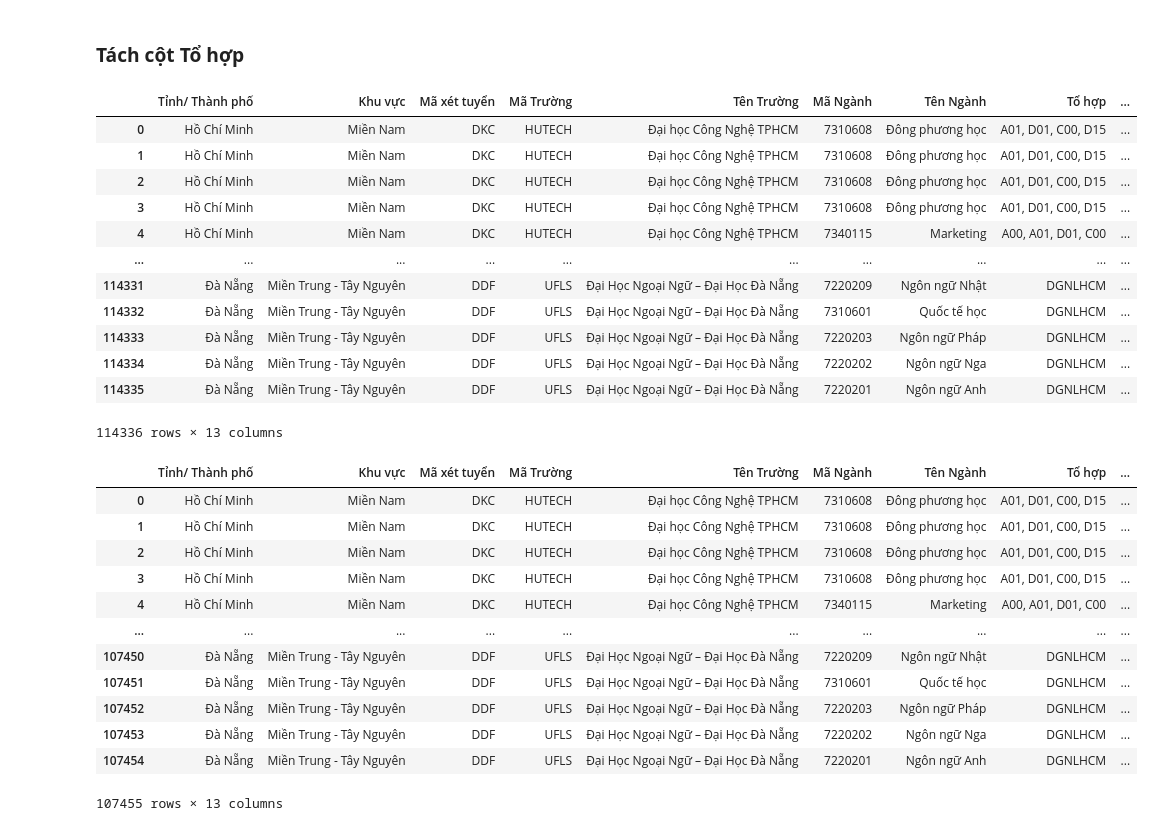
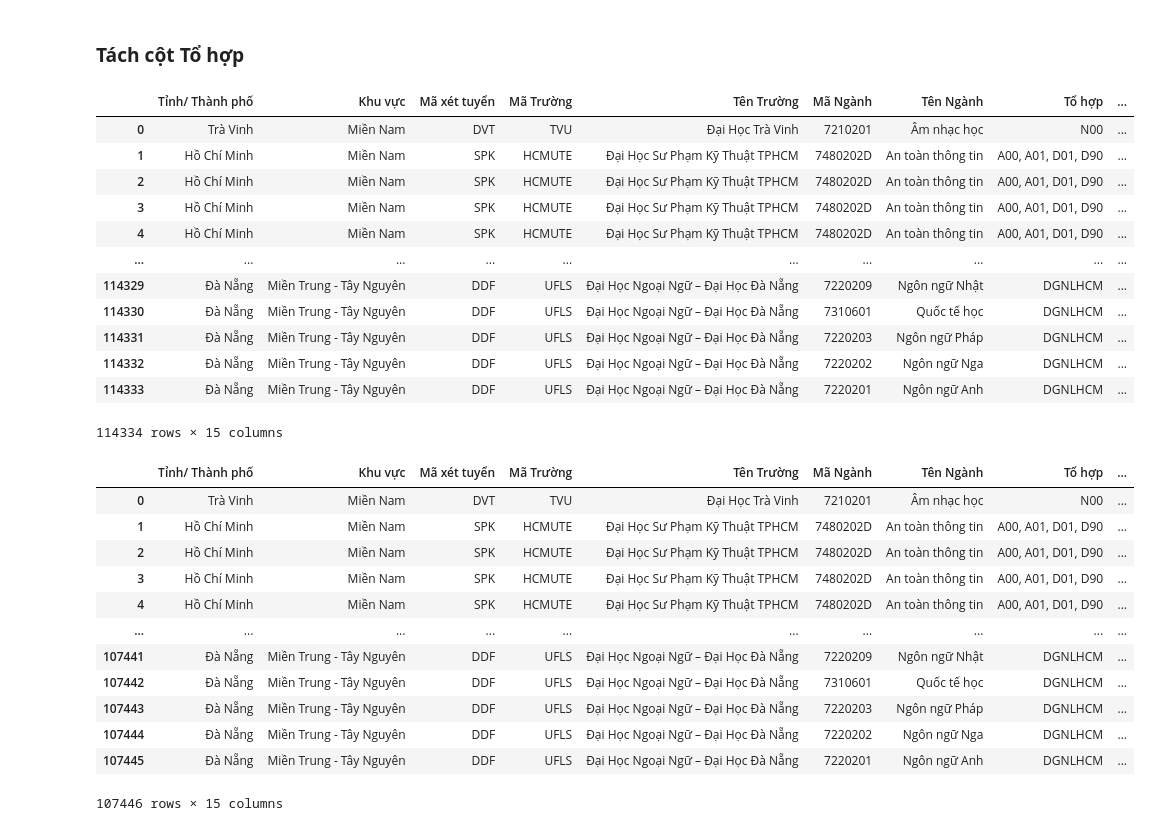
Before and after one commit to daniele15/DV-Final-Crawler, a Jupyter notebook: Crawler-hocmai/preprocessing2.ipynb, the cells around one changed output. Drawn from its saved outputs; the diff is of its cells as text; code cells hidden in the pictures.

```diff
--- a/Crawler-hocmai/preprocessing2.ipynb
+++ b/Crawler-hocmai/preprocessing2.ipynb
@@ -424,0 +427,20 @@ full_df[full_df['Tỉnh/ Thành phố'].isna()].to_csv('test.csv',  encoding='ut
+# %%
+nhom_nganh_df = pd.read_csv('./data/university/nhom_nganh.csv')
+
+# Tạo từ điển tra cứu từ nhom_nganh_df và đảm bảo các khóa đều là chuỗi
+nhom_nganh_dict = {str(k): v for k, v in zip(nhom_nganh_df['Mã nhóm ngành'], nhom_nganh_df['Nhóm ngành'])}
+
+# Hàm để lấy Mã nhóm ngành và Nhóm ngành dựa trên Mã Ngành
+def get_nhom_nganh(ma_nganh):
+    if pd.isna(ma_nganh):
+        return pd.Series([None, None])
+    ma_nhom_nganh = ma_nganh[:3]  # Trích xuất 3 ký tự đầu
+    if ma_nhom_nganh in nhom_nganh_dict:
+        nhom_nganh = nhom_nganh_dict[ma_nhom_nganh]
+        return pd.Series([ma_nhom_nganh, nhom_nganh])
+    else:
+        return pd.Series([None, None])
+
+# Áp dụng hàm để thêm cột Mã nhóm ngành và Nhóm ngành vào full_df
+full_df[['Mã nhóm ngành', 'Nhóm ngành']] = full_df['Mã Ngành'].apply(get_nhom_nganh)
+full_df
@@ -433,47 +479,50 @@ df_expanded.reset_index(drop=True, inplace=True)
 df_expanded
 # %% [output]
 |  | Tỉnh/ Thành phố | Khu vực | Mã xét tuyển | Mã Trường | Tên Trường | Mã Ngành | Tên Ngành | Tổ hợp | ... |
-| 0 | Hồ Chí Minh | Miền Nam | DKC | HUTECH | Đại học Công Nghệ TPHCM | 7310608 | Đông phương học | A01, D01, C00, D15 | ... |
-| 1 | Hồ Chí Minh | Miền Nam | DKC | HUTECH | Đại học Công Nghệ TPHCM | 7310608 | Đông phương học | A01, D01, C00, D15 | ... |
-| 2 | Hồ Chí Minh | Miền Nam | DKC | HUTECH | Đại học Công Nghệ TPHCM | 7310608 | Đông phương học | A01, D01, C00, D15 | ... |
-| 3 | Hồ Chí Minh | Miền Nam | DKC | HUTECH | Đại học Công Nghệ TPHCM | 7310608 | Đông phương học | A01, D01, C00, D15 | ... |
-| 4 | Hồ Chí Minh | Miền Nam | DKC | HUTECH | Đại học Công Nghệ TPHCM | 7340115 | Marketing | A00, A01, D01, C00 | ... |
+| 0 | Trà Vinh | Miền Nam | DVT | TVU | Đại Học Trà Vinh | 7210201 | Âm nhạc học | N00 | ... |
+| 1 | Hồ Chí Minh | Miền Nam | SPK | HCMUTE | Đại Học Sư Phạm Kỹ Thuật TPHCM | 7480202D | An toàn thông tin | A00, A01, D01, D90 | ... |
+| 2 | Hồ Chí Minh | Miền Nam | SPK | HCMUTE | Đại Học Sư Phạm Kỹ Thuật TPHCM | 7480202D | An toàn thông tin | A00, A01, D01, D90 | ... |
+| 3 | Hồ Chí Minh | Miền Nam | SPK | HCMUTE | Đại Học Sư Phạm Kỹ Thuật TPHCM | 7480202D | An toàn thông tin | A00, A01, D01, D90 | ... |
+| 4 | Hồ Chí Minh | Miền Nam | SPK | HCMUTE | Đại Học Sư Phạm Kỹ Thuật TPHCM | 7480202D | An toàn thông tin | A00, A01, D01, D90 | ... |
 | ... | ... | ... | ... | ... | ... | ... | ... | ... | ... |
-| 114331 | Đà Nẵng | Miền Trung - Tây Nguyên | DDF | UFLS | Đại Học Ngoại Ngữ – Đại Học Đà Nẵng | 7220209 | Ngôn ngữ Nhật | DGNLHCM | ... |
-| 114332 | Đà Nẵng | Miền Trung - Tây Nguyên | DDF | UFLS | Đại Học Ngoại Ngữ – Đại Học Đà Nẵng | 7310601 | Quốc tế học | DGNLHCM | ... |
-| 114333 | Đà Nẵng | Miền Trung - Tây Nguyên | DDF | UFLS | Đại Học Ngoại Ngữ – Đại Học Đà Nẵng | 7220203 | Ngôn ngữ Pháp | DGNLHCM | ... |
-| 114334 | Đà Nẵng | Miền Trung - Tây Nguyên | DDF | UFLS | Đại Học Ngoại Ngữ – Đại Học Đà Nẵng | 7220202 | Ngôn ngữ Nga | DGNLHCM | ... |
-| 114335 | Đà Nẵng | Miền Trung - Tây Nguyên | DDF | UFLS | Đại Học Ngoại Ngữ – Đại Học Đà Nẵng | 7220201 | Ngôn ngữ Anh | DGNLHCM | ... |
+| 114329 | Đà Nẵng | Miền Trung - Tây Nguyên | DDF | UFLS | Đại Học Ngoại Ngữ – Đại Học Đà Nẵng | 7220209 | Ngôn ngữ Nhật | DGNLHCM | ... |
+| 114330 | Đà Nẵng | Miền Trung - Tây Nguyên | DDF | UFLS | Đại Học Ngoại Ngữ – Đại Học Đà Nẵng | 7310601 | Quốc tế học | DGNLHCM | ... |
+| 114331 | Đà Nẵng | Miền Trung - Tây Nguyên | DDF | UFLS | Đại Học Ngoại Ngữ – Đại Học Đà Nẵng | 7220203 | Ngôn ngữ Pháp | DGNLHCM | ... |
+| 114332 | Đà Nẵng | Miền Trung - Tây Nguyên | DDF | UFLS | Đại Học Ngoại Ngữ – Đại Học Đà Nẵng | 7220202 | Ngôn ngữ Nga | DGNLHCM | ... |
+| 114333 | Đà Nẵng | Miền Trung - Tây Nguyên | DDF | UFLS | Đại Học Ngoại Ngữ – Đại Học Đà Nẵng | 7220201 | Ngôn ngữ Anh | DGNLHCM | ... |
-114336 rows × 13 columns
+114334 rows × 15 columns
 # %%
 condition2 = (df_expanded['Ghi chú'].str.contains('ao đẳng', na=False))
+df_expanded.drop(df_expanded[condition2].index, inplace=True)
+
+condition2 = (df_expanded['Ghi chú'].str.contains('CAO ĐẲNG', na=False))
 df_expanded.drop(df_expanded[condition2].index, inplace=True)
 
 # Lọc và xóa các dòng có subject_group là 'XDHB' và 'ọc bạ' tồn tại trong Ghi chú
 condition = (df_expanded['subject_group'] == 'XDHB') & (df_expanded['Ghi chú'].str.contains('Học bạ', na=False))|(df_expanded['subject_group'] == 'XDHB') & (df_expanded['Ghi chú'].str.contains('HỌC BẠ', na=False))
 df_expanded.drop(df_expanded[condition].index, inplace=True)
 
 
 condition3 = (df_expanded['subject_group'] == 'XDHB') & (df_expanded['Tổ hợp'].str.contains(', XDHB', na=False))
 df_expanded.drop(df_expanded[condition3].index, inplace=True)
 
 # Đặt lại chỉ mục của full_df và lưu thay đổi này vào DataFrame gốc
 df_expanded.reset_index(drop=True, inplace=True)
 df_expanded
 # %% [output]
 |  | Tỉnh/ Thành phố | Khu vực | Mã xét tuyển | Mã Trường | Tên Trường | Mã Ngành | Tên Ngành | Tổ hợp | ... |
-| 0 | Hồ Chí Minh | Miền Nam | DKC | HUTECH | Đại học Công Nghệ TPHCM | 7310608 | Đông phương học | A01, D01, C00, D15 | ... |
-| 1 | Hồ Chí Minh | Miền Nam | DKC | HUTECH | Đại học Công Nghệ TPHCM | 7310608 | Đông phương học | A01, D01, C00, D15 | ... |
-| 2 | Hồ Chí Minh | Miền Nam | DKC | HUTECH | Đại học Công Nghệ TPHCM | 7310608 | Đông phương học | A01, D01, C00, D15 | ... |
-| 3 | Hồ Chí Minh | Miền Nam | DKC | HUTECH | Đại học Công Nghệ TPHCM | 7310608 | Đông phương học | A01, D01, C00, D15 | ... |
-| 4 | Hồ Chí Minh | Miền Nam | DKC | HUTECH | Đại học Công Nghệ TPHCM | 7340115 | Marketing | A00, A01, D01, C00 | ... |
+| 0 | Trà Vinh | Miền Nam | DVT | TVU | Đại Học Trà Vinh | 7210201 | Âm nhạc học | N00 | ... |
+| 1 | Hồ Chí Minh | Miền Nam | SPK | HCMUTE | Đại Học Sư Phạm Kỹ Thuật TPHCM | 7480202D | An toàn thông tin | A00, A01, D01, D90 | ... |
+| 2 | Hồ Chí Minh | Miền Nam | SPK | HCMUTE | Đại Học Sư Phạm Kỹ Thuật TPHCM | 7480202D | An toàn thông tin | A00, A01, D01, D90 | ... |
+| 3 | Hồ Chí Minh | Miền Nam | SPK | HCMUTE | Đại Học Sư Phạm Kỹ Thuật TPHCM | 7480202D | An toàn thông tin | A00, A01, D01, D90 | ... |
+| 4 | Hồ Chí Minh | Miền Nam | SPK | HCMUTE | Đại Học Sư Phạm Kỹ Thuật TPHCM | 7480202D | An toàn thông tin | A00, A01, D01, D90 | ... |
 | ... | ... | ... | ... | ... | ... | ... | ... | ... | ... |
-| 107450 | Đà Nẵng | Miền Trung - Tây Nguyên | DDF | UFLS | Đại Học Ngoại Ngữ – Đại Học Đà Nẵng | 7220209 | Ngôn ngữ Nhật | DGNLHCM | ... |
-| 107451 | Đà Nẵng | Miền Trung - Tây Nguyên | DDF | UFLS | Đại Học Ngoại Ngữ – Đại Học Đà Nẵng | 7310601 | Quốc tế học | DGNLHCM | ... |
-| 107452 | Đà Nẵng | Miền Trung - Tây Nguyên | DDF | UFLS | Đại Học Ngoại Ngữ – Đại Học Đà Nẵng | 7220203 | Ngôn ngữ Pháp | DGNLHCM | ... |
-| 107453 | Đà Nẵng | Miền Trung - Tây Nguyên | DDF | UFLS | Đại Học Ngoại Ngữ – Đại Học Đà Nẵng | 7220202 | Ngôn ngữ Nga | DGNLHCM | ... |
-| 107454 | Đà Nẵng | Miền Trung - Tây Nguyên | DDF | UFLS | Đại Học Ngoại Ngữ – Đại Học Đà Nẵng | 7220201 | Ngôn ngữ Anh | DGNLHCM | ... |
+| 107441 | Đà Nẵng | Miền Trung - Tây Nguyên | DDF | UFLS | Đại Học Ngoại Ngữ – Đại Học Đà Nẵng | 7220209 | Ngôn ngữ Nhật | DGNLHCM | ... |
+| 107442 | Đà Nẵng | Miền Trung - Tây Nguyên | DDF | UFLS | Đại Học Ngoại Ngữ – Đại Học Đà Nẵng | 7310601 | Quốc tế học | DGNLHCM | ... |
+| 107443 | Đà Nẵng | Miền Trung - Tây Nguyên | DDF | UFLS | Đại Học Ngoại Ngữ – Đại Học Đà Nẵng | 7220203 | Ngôn ngữ Pháp | DGNLHCM | ... |
+| 107444 | Đà Nẵng | Miền Trung - Tây Nguyên | DDF | UFLS | Đại Học Ngoại Ngữ – Đại Học Đà Nẵng | 7220202 | Ngôn ngữ Nga | DGNLHCM | ... |
+| 107445 | Đà Nẵng | Miền Trung - Tây Nguyên | DDF | UFLS | Đại Học Ngoại Ngữ – Đại Học Đà Nẵng | 7220201 | Ngôn ngữ Anh | DGNLHCM | ... |
-107455 rows × 13 columns
+107446 rows × 15 columns
 # %%
 categorical_columns = df_expanded.select_dtypes(include=['object']).columns
 cate_col_profiles_df = df_expanded[categorical_columns].agg(calculate_column_profile)
```
Also changed, not shown: parts of 20 cells of this notebook, 2 other files.
